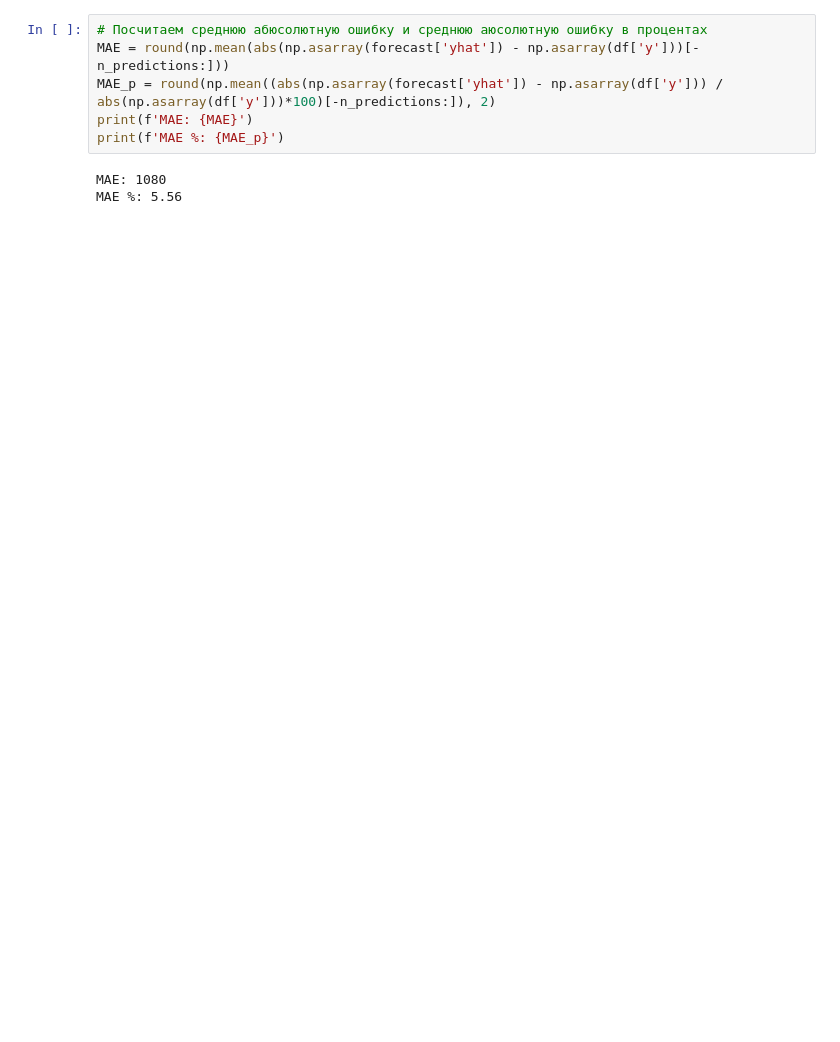
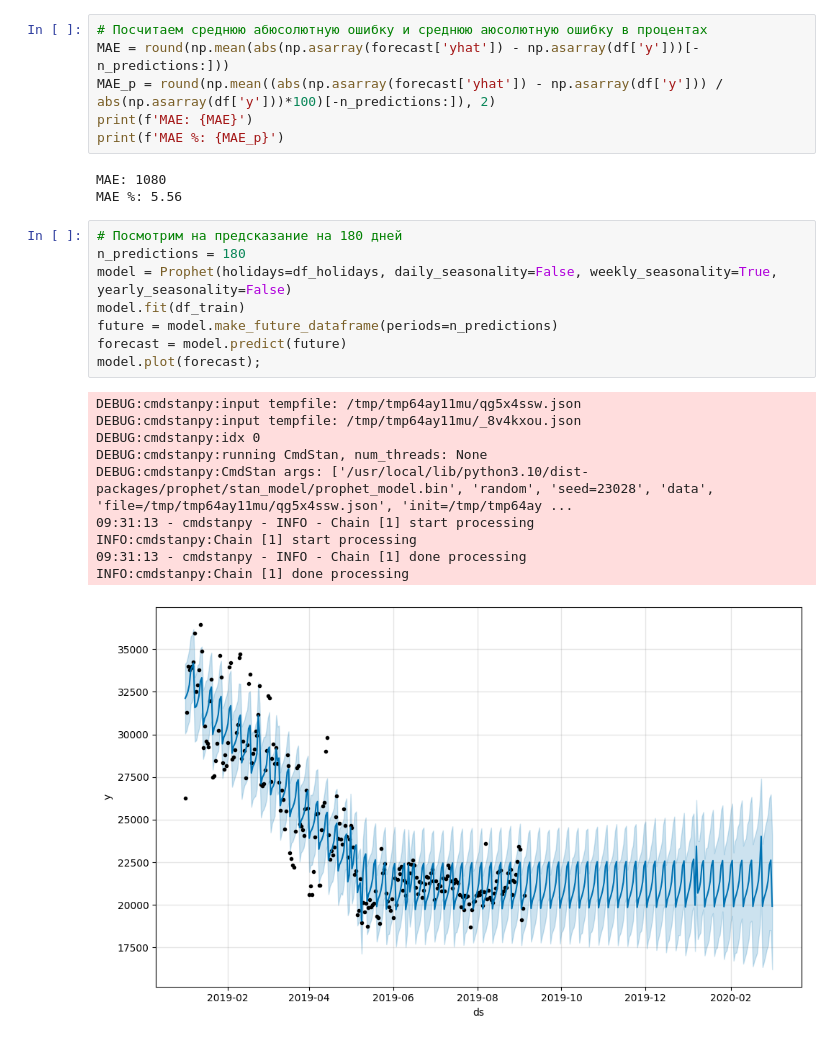
Before and after one commit to aleks-haksly/ClickHouse, a Jupyter notebook: practice/part_6.ipynb, the cells around one changed output. Drawn from its saved outputs; the diff is of its cells as text; blank space fills up the shorter version.

Commit message:
180 days prediction

```diff
--- a/practice/part_6.ipynb
+++ b/practice/part_6.ipynb
@@ -125,3 +125,22 @@ print(f'MAE %: {MAE_p}')
 # %% [output]
 MAE: 1080
 MAE %: 5.56
+# %%
+# Посмотрим на предсказание на 180 дней
+n_predictions = 180
+model = Prophet(holidays=df_holidays, daily_seasonality=False, weekly_seasonality=True, yearly_seasonality=False)
+model.fit(df_train)
+future = model.make_future_dataframe(periods=n_predictions)
+forecast = model.predict(future)
+model.plot(forecast);
+# %% [output]
+DEBUG:cmdstanpy:input tempfile: /tmp/tmp64ay11mu/qg5x4ssw.json
+DEBUG:cmdstanpy:input tempfile: /tmp/tmp64ay11mu/_8v4kxou.json
+DEBUG:cmdstanpy:idx 0
+DEBUG:cmdstanpy:running CmdStan, num_threads: None
+DEBUG:cmdstanpy:CmdStan args: ['/usr/local/lib/python3.10/dist-packages/prophet/stan_model/prophet_model.bin', 'random', 'seed=23028', 'data', 'file=/tmp/tmp64ay11mu/qg5x4ssw.json', 'init=/tmp/tmp64ay ...
+09:31:13 - cmdstanpy - INFO - Chain [1] start processing
+INFO:cmdstanpy:Chain [1] start processing
+09:31:13 - cmdstanpy - INFO - Chain [1] done processing
+INFO:cmdstanpy:Chain [1] done processing
+[figure, added]
```
Also changed, not shown: parts of 3 cells of this notebook.
